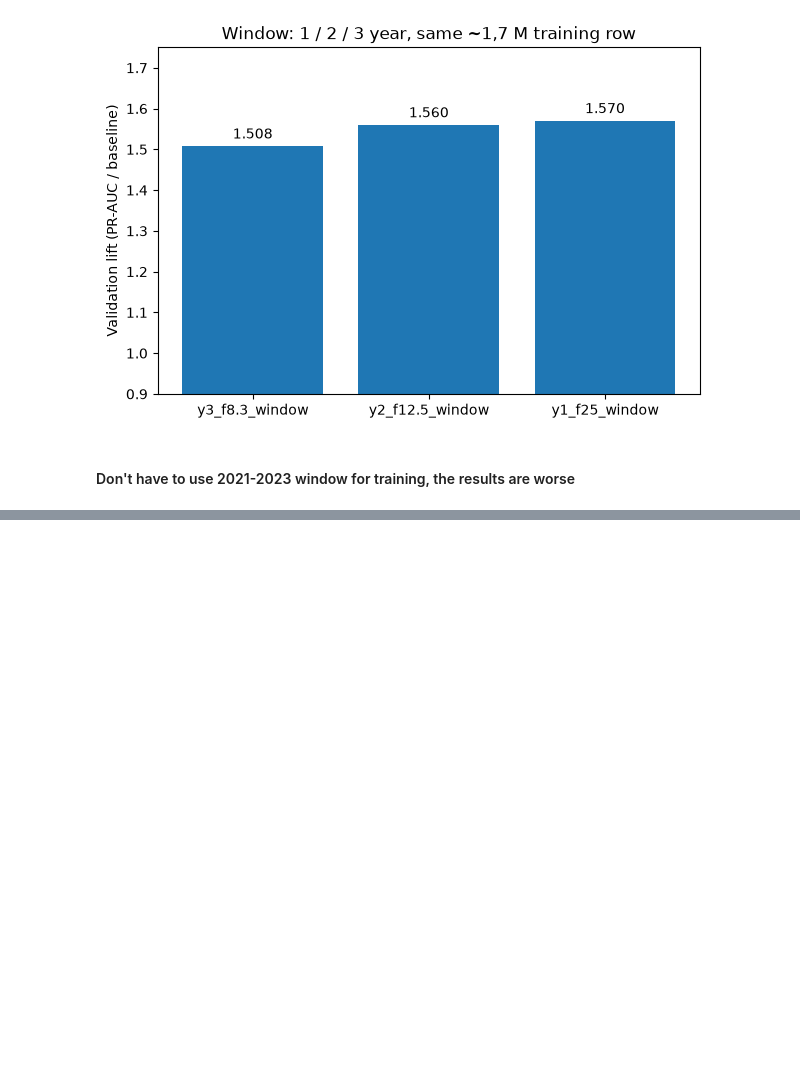
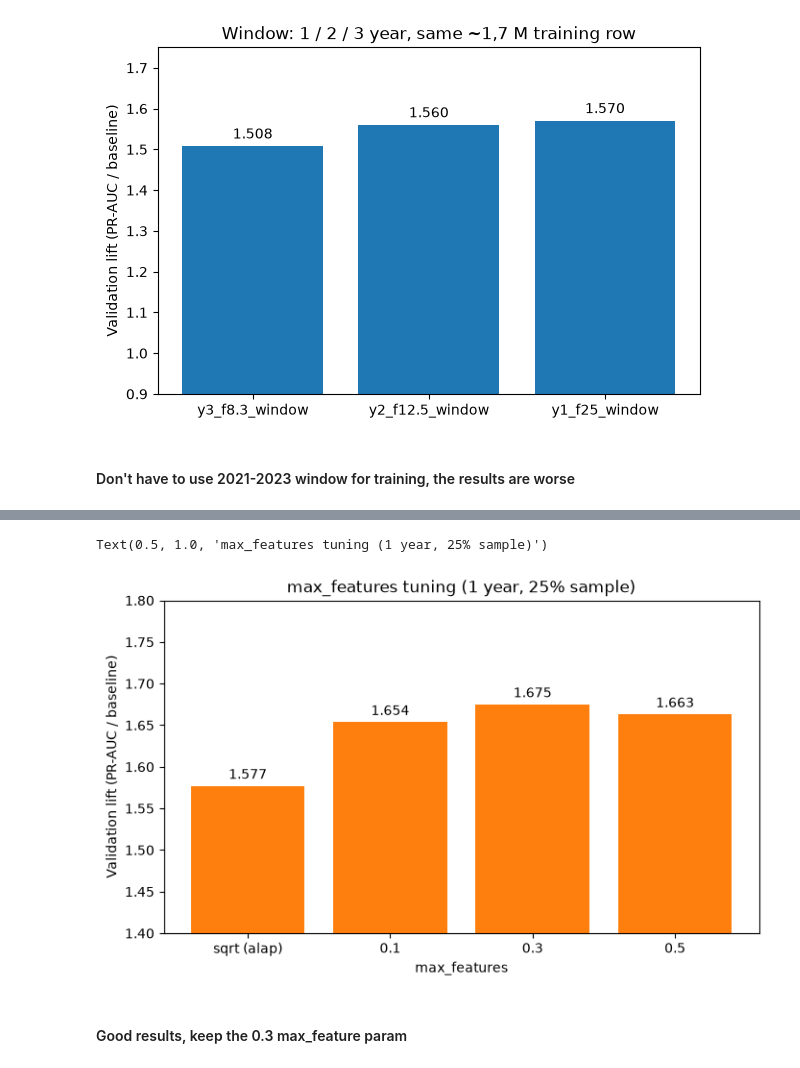
Before and after one commit to lakiiibalint/flight-delay-prediction-lakehouse, a Jupyter notebook: ml/results.ipynb, the cells around one changed output, grey strips where cells are left out. Drawn from its saved outputs; the diff is of its cells as text; code cells hidden in the pictures; blank space fills up the shorter version.

```diff
--- a/ml/results.ipynb
+++ b/ml/results.ipynb
@@ -420,0 +484,26 @@ fig.savefig(out, dpi=200, bbox_inches="tight")
+# %%
+df = get_client().query_df(
+    "SELECT Model_Name, val_lift FROM experiment_results "
+    "WHERE Model_Name IN ('rf_delay_y1_f25_leaf_50', "
+    "'rf_delay_y1_f25_maxfeat_0.1', 'rf_delay_y1_f25_maxfeat_0.3', "
+    "'rf_delay_y1_f25_maxfeat_0.5')")
+
+df["label"] = df["Model_Name"].replace({
+    "rf_delay_y1_f25_leaf_50": "sqrt (alap)",
+    "rf_delay_y1_f25_maxfeat_0.1": "0.1",
+    "rf_delay_y1_f25_maxfeat_0.3": "0.3",
+    "rf_delay_y1_f25_maxfeat_0.5": "0.5",
+})
+df = df.set_index("label").loc[["sqrt (alap)", "0.1", "0.3", "0.5"]].reset_index()
+
+fig, ax = plt.subplots(figsize=(8, 4.5))
+ax.bar(df["label"], df["val_lift"], color="tab:orange")
+ax.bar_label(ax.containers[0], fmt="%.3f", padding=3)
+
+ax.set_ylim(1.4, 1.8)
+ax.set_xlabel("max_features")
+ax.set_ylabel("Validation lift (PR-AUC / baseline)")
+ax.set_title("max_features tuning (1 year, 25% sample)")
+# %% [output]
+Text(0.5, 1.0, 'max_features tuning (1 year, 25% sample)')
+[figure, added]
@@ -420,0 +512,2 @@ fig.savefig(out, dpi=200, bbox_inches="tight")
+# %% [markdown]
+#### Good results, keep the 0.3 max_feature param
```
Also changed, not shown: parts of 10 cells of this notebook, 2 other files.
